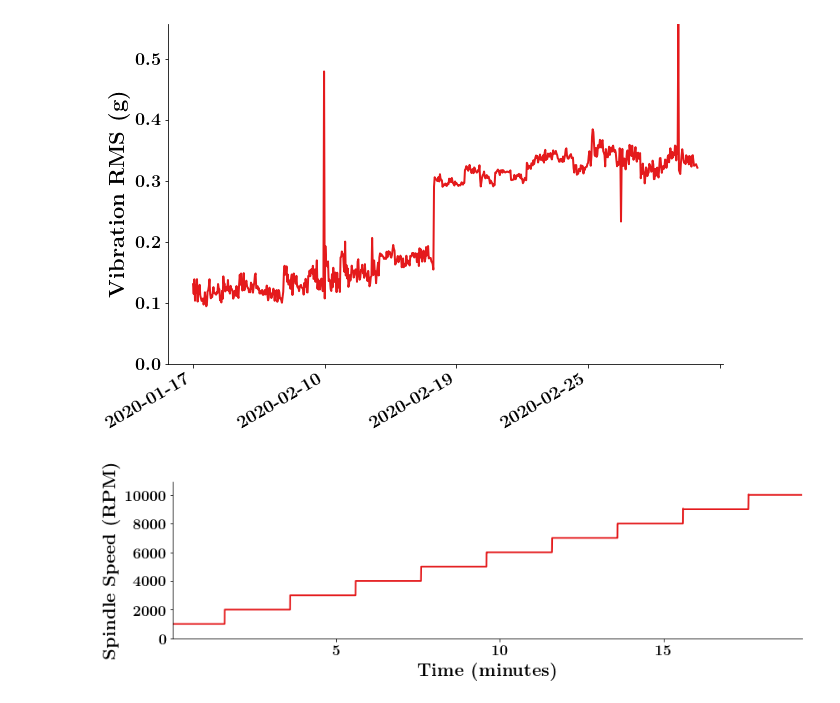
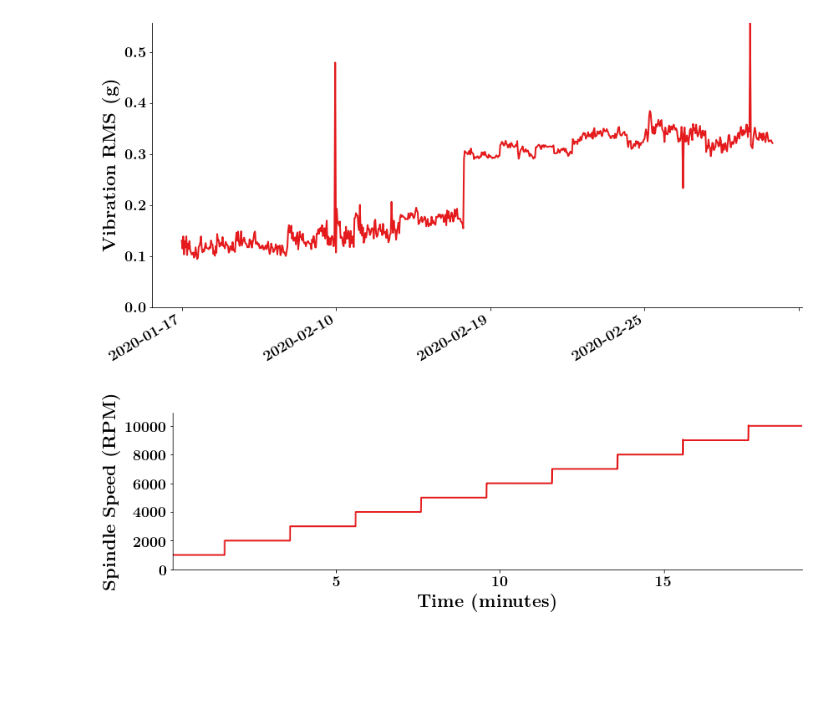
Before and after one commit to danielnewman09/Dissertation, a Jupyter notebook: Dissertation-Notebooks/Chapter-3/Emco_Warmup_Monitoring/Plot_RMS_History.ipynb, the cells around one changed output. Cells and saved outputs as stored; diff of their text form; code cells hidden in the pictures; blank space fills up the shorter version.

```diff
--- a/Dissertation-Notebooks/Chapter-3/Emco_Warmup_Monitoring/Plot_RMS_History.ipynb
+++ b/Dissertation-Notebooks/Chapter-3/Emco_Warmup_Monitoring/Plot_RMS_History.ipynb
@@ -12,28 +12,28 @@ allData = np.load('data/RMS_History.npy',allow_pickle=True)
 # %%
 # combine the responses and labels to put on our 2D plot
 responses = np.vstack((allData[:,1]))
 labels = [r'']
 
 # Create a 2D plot
 plot_timeseries(allData[:,0], # X - coordinate on the plot
               responses,# Y - coordinates on the plot
               labels,# Labels for the plot legend
               '',# X - axis label
               'Vibration RMS (g)',   # Y - axis label
               filename='Warmup_RMS_History',   # Plot filename
               folder='figures',    # Specify the folder where the filename will be saved
               num_col=2,    # Specify the number of columns in the legend
               legend_loc='best', # Specify the location of the legend
               ymax=0.0,
                      ymin=0.05,
               transparent=True,
               showplot=True,
               save_plot=True,
-              template='presentation',
+              template='presentation-wide',
               file_type='svg'
              )
 # %% [output]
-[figure, old version]
+[figure, new version]
 # %%
 spindleSpeed = np.load('data/SpindleSpeed.npy',allow_pickle=True)
 RMS = np.load('data/RMS.npy',allow_pickle=True)
```
Also changed, not shown: 6 other files.
